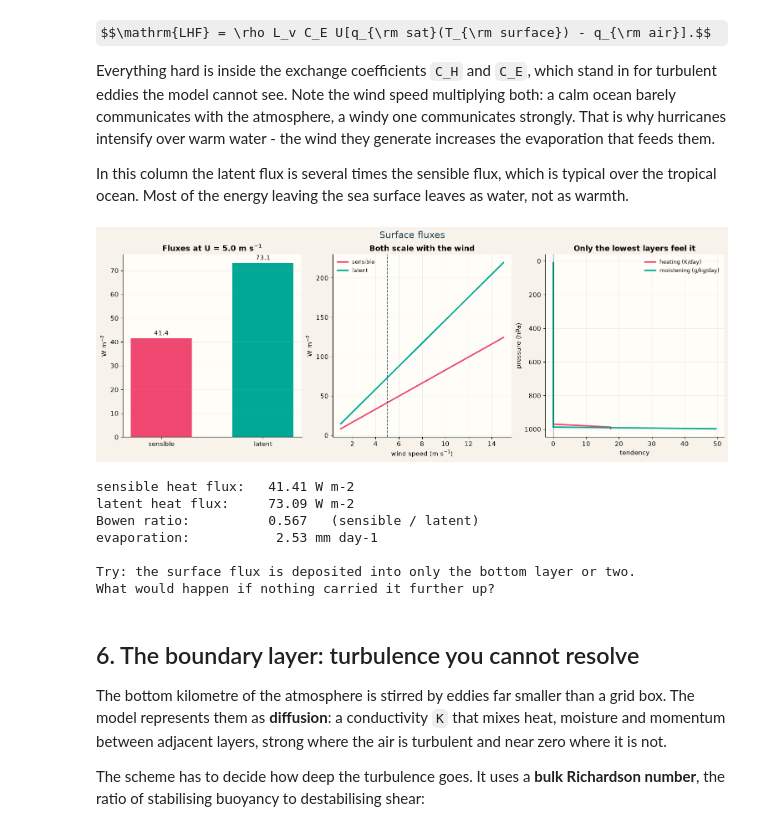
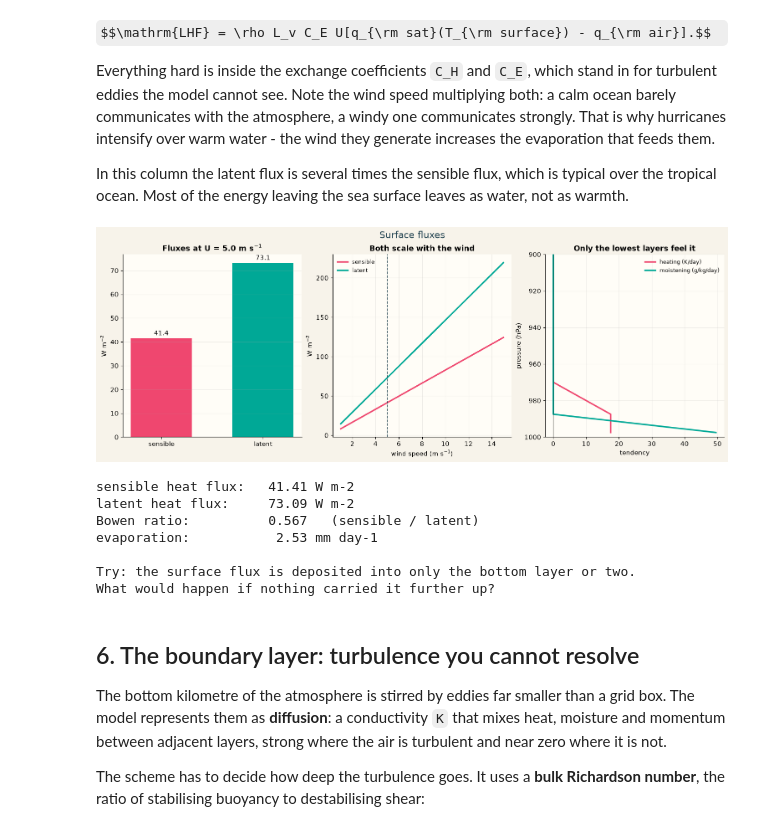
Before and after one commit to evanwellmeyer/GCM, a Jupyter notebook: notebooks/01_meet_the_column.ipynb, the cells around one changed output. Cells and saved outputs as stored; diff of their text form; code cells hidden in the pictures; some formulas as TeX source.

```diff
--- a/notebooks/01_meet_the_column.ipynb
+++ b/notebooks/01_meet_the_column.ipynb
@@ -558,34 +558,35 @@ axes[0].grid(axis='y', alpha=0.2)
 axes[1].plot(winds, sensible, color=colors['heat'], linewidth=2.5, label='sensible')
 axes[1].plot(winds, latent, color=colors['rain'], linewidth=2.5, label='latent')
 axes[1].axvline(wind_speed, color=colors['storm'], linestyle='--', linewidth=1.2)
 axes[1].set(xlabel='wind speed (m s$^{-1}$)', ylabel='W m$^{-2}$',
             title='Both scale with the wind')
 axes[1].legend(frameon=False, fontsize=9)
 axes[1].grid(alpha=0.2)
 
 heat = profile(flux['dt'], 86400)
 moisture = profile(flux['dq'], 86400 * 1000)
 axes[2].plot(heat, pressure, color=colors['heat'], linewidth=2.5, label='heating (K/day)')
 axes[2].plot(moisture, pressure, color=colors['rain'], linewidth=2.5,
              label='moistening (g/kg/day)')
 axes[2].axvline(0, color='black', linewidth=0.8)
 axes[2].set(xlabel='tendency', title='Only the lowest layers feel it')
 axes[2].legend(frameon=False, fontsize=9)
 pressure_axis(axes[2])
+axes[2].set_ylim(1000, 900)
 
 fig.suptitle('Surface fluxes', fontsize=16, color=colors['storm'])
 plt.show()
 
 bowen = flux['shf'][0].item() / max(flux['lhf'][0].item(), 1e-6)
 print(f"sensible heat flux: {flux['shf'][0].item():7.2f} W m-2")
 print(f"latent heat flux:   {flux['lhf'][0].item():7.2f} W m-2")
 print(f"Bowen ratio:        {bowen:7.3f}   (sensible / latent)")
 print(f"evaporation:        {flux['lhf'][0].item() / Lv * 86400:7.2f} mm day-1")
 print()
 print('Try: the surface flux is deposited into only the bottom layer or two.')
 print('What would happen if nothing carried it further up?')
 # %% [output]
-[figure, old version]
+[figure, new version]
 sensible heat flux:   41.41 W m-2
 latent heat flux:     73.09 W m-2
 Bowen ratio:          0.567   (sensible / latent)
```
Also changed, not shown: parts of 6 cells of this notebook.
